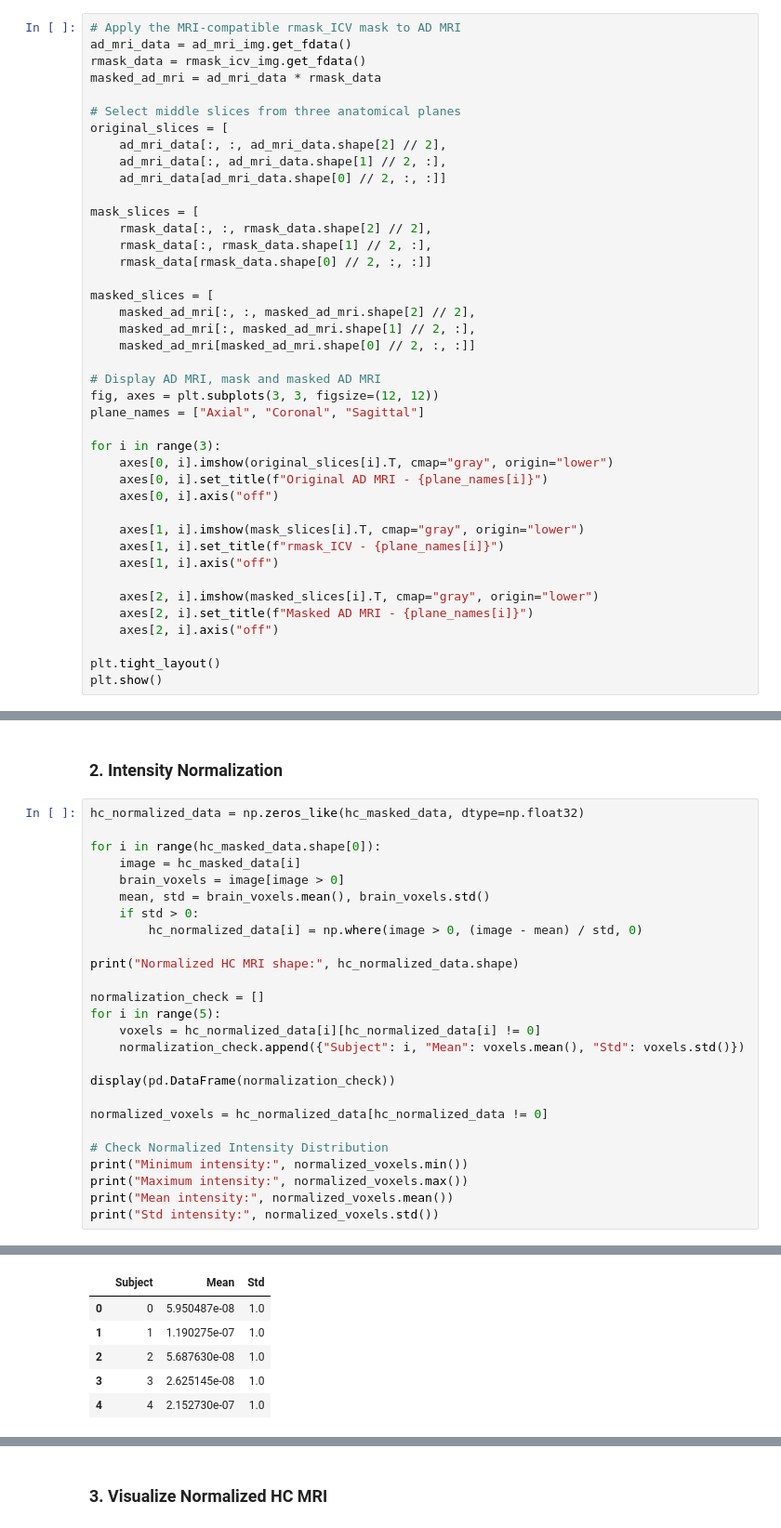
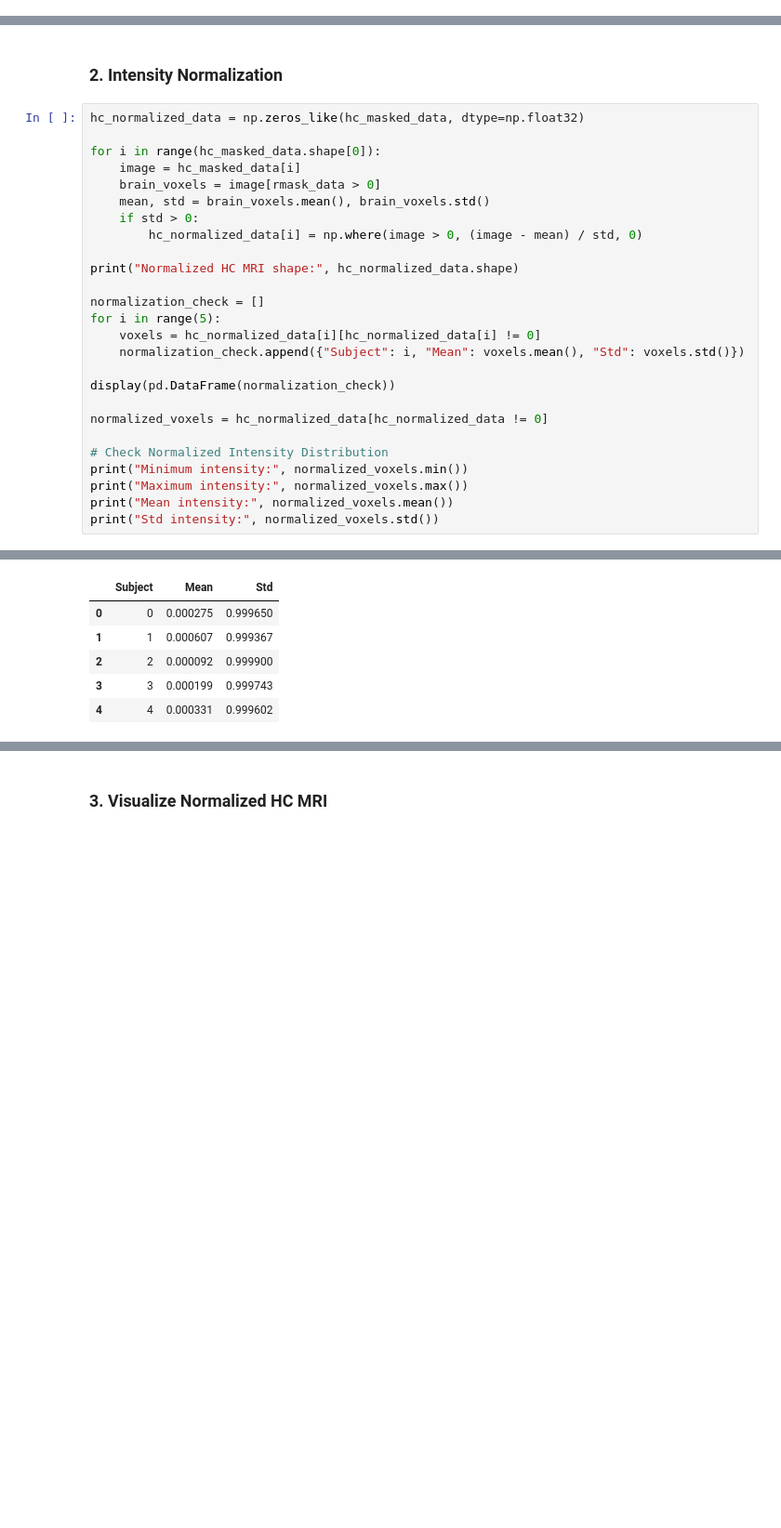
Before and after one commit to AnyUnimib/Medical_Imaging_Project, a Jupyter notebook: ADNI.ipynb, the cells around one changed output, grey strips where cells are left out. Shown at 93% size. Saved outputs shown, nothing was run; the diff lists cells and outputs as text; blank space fills up the shorter version.

```diff
--- a/ADNI.ipynb
+++ b/ADNI.ipynb
@@ -254,43 +288,2 @@ plt.show()
 # %% [markdown]
 ### 7. AD and HC MRI with Mask Visualization
-# %%
-# Apply the MRI-compatible rmask_ICV mask to AD MRI
-ad_mri_data = ad_mri_img.get_fdata()
-rmask_data = rmask_icv_img.get_fdata()
-masked_ad_mri = ad_mri_data * rmask_data
-
-# Select middle slices from three anatomical planes
-original_slices = [
-    ad_mri_data[:, :, ad_mri_data.shape[2] // 2],
-    ad_mri_data[:, ad_mri_data.shape[1] // 2, :],
-    ad_mri_data[ad_mri_data.shape[0] // 2, :, :]]
-
-mask_slices = [
-    rmask_data[:, :, rmask_data.shape[2] // 2],
-    rmask_data[:, rmask_data.shape[1] // 2, :],
-    rmask_data[rmask_data.shape[0] // 2, :, :]]
-
-masked_slices = [
-    masked_ad_mri[:, :, masked_ad_mri.shape[2] // 2],
-    masked_ad_mri[:, masked_ad_mri.shape[1] // 2, :],
-    masked_ad_mri[masked_ad_mri.shape[0] // 2, :, :]]
-
-# Display AD MRI, mask and masked AD MRI
-fig, axes = plt.subplots(3, 3, figsize=(12, 12))
-plane_names = ["Axial", "Coronal", "Sagittal"]
-
-for i in range(3):
-    axes[0, i].imshow(original_slices[i].T, cmap="gray", origin="lower")
-    axes[0, i].set_title(f"Original AD MRI - {plane_names[i]}")
-    axes[0, i].axis("off")
-
-    axes[1, i].imshow(mask_slices[i].T, cmap="gray", origin="lower")
-    axes[1, i].set_title(f"rmask_ICV - {plane_names[i]}")
-    axes[1, i].axis("off")
-
-    axes[2, i].imshow(masked_slices[i].T, cmap="gray", origin="lower")
-    axes[2, i].set_title(f"Masked AD MRI - {plane_names[i]}")
-    axes[2, i].axis("off")
-
-plt.tight_layout()
-plt.show()
@@ -437,34 +449,34 @@ Non-zero voxels per subject: [571836 562399 559976 568695 587046]
 # %%
 hc_normalized_data = np.zeros_like(hc_masked_data, dtype=np.float32)
 
 for i in range(hc_masked_data.shape[0]):
     image = hc_masked_data[i]
-    brain_voxels = image[image > 0]
+    brain_voxels = image[rmask_data > 0]
     mean, std = brain_voxels.mean(), brain_voxels.std()
     if std > 0:
         hc_normalized_data[i] = np.where(image > 0, (image - mean) / std, 0)
 
 print("Normalized HC MRI shape:", hc_normalized_data.shape)
 
 normalization_check = []
 for i in range(5):
     voxels = hc_normalized_data[i][hc_normalized_data[i] != 0]
     normalization_check.append({"Subject": i, "Mean": voxels.mean(), "Std": voxels.std()})
 
 display(pd.DataFrame(normalization_check))
 
 normalized_voxels = hc_normalized_data[hc_normalized_data != 0]
 
 # Check Normalized Intensity Distribution
 print("Minimum intensity:", normalized_voxels.min())
 print("Maximum intensity:", normalized_voxels.max())
 print("Mean intensity:", normalized_voxels.mean())
 print("Std intensity:", normalized_voxels.std())
 # %% [output]
 Normalized HC MRI shape: (346, 105, 127, 105)
 |  | Subject | Mean | Std |
-| 0 | 0 | 5.950487e-08 | 1.0 |
-| 1 | 1 | 1.190275e-07 | 1.0 |
-| 2 | 2 | 5.687630e-08 | 1.0 |
-| 3 | 3 | 2.625145e-08 | 1.0 |
-| 4 | 4 | 2.152730e-07 | 1.0 |
+| 0 | 0 | 0.000275 | 0.999650 |
+| 1 | 1 | 0.000607 | 0.999367 |
+| 2 | 2 | 0.000092 | 0.999900 |
+| 3 | 3 | 0.000199 | 0.999743 |
+| 4 | 4 | 0.000331 | 0.999602 |
```
Also changed, not shown: parts of 14 cells of this notebook.
